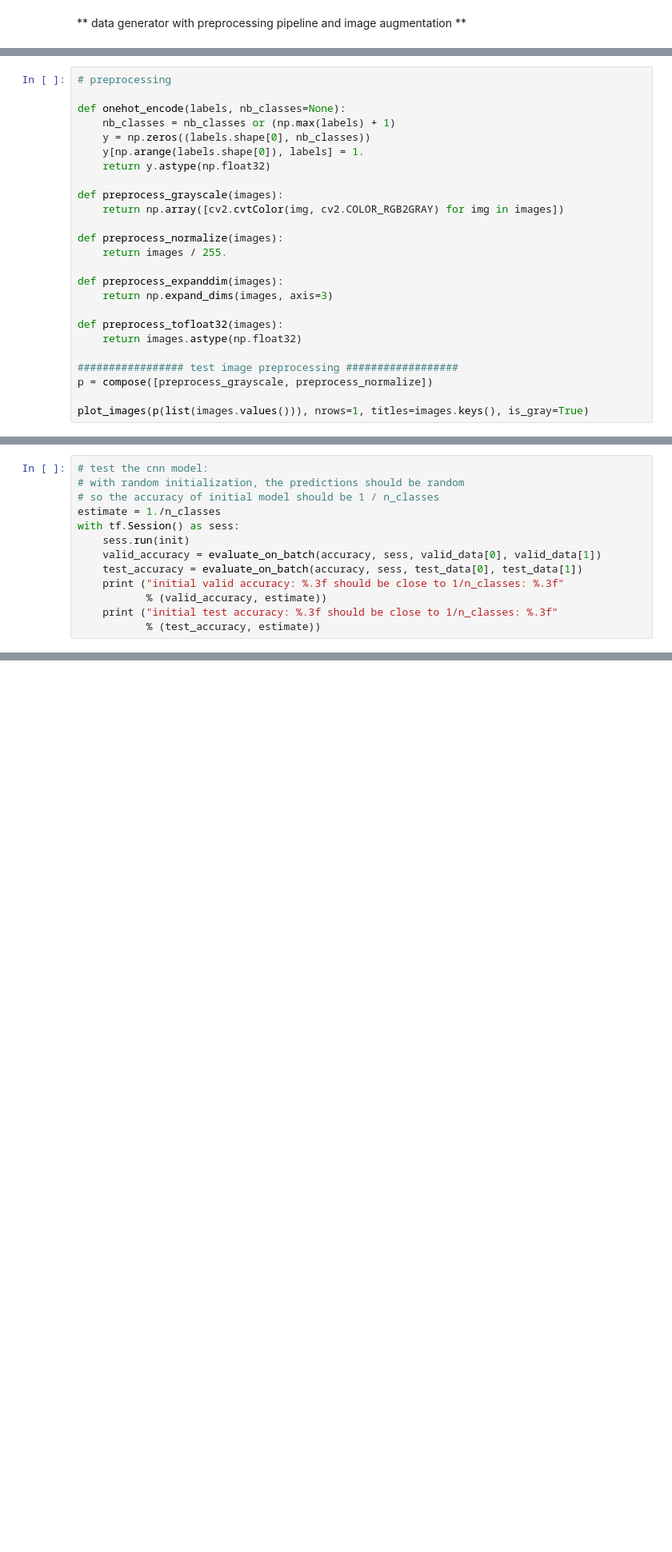
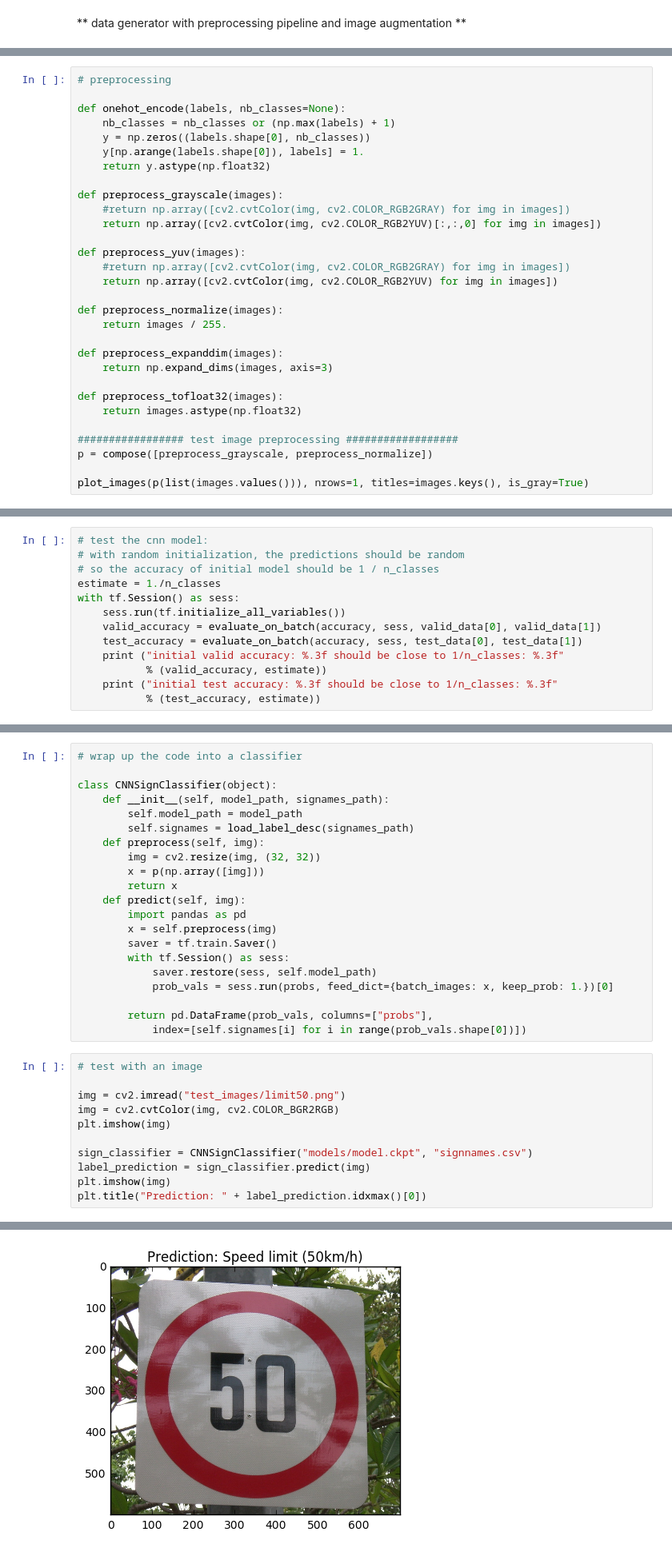
Before and after one commit to anuragreddygv323/traffic-signs, a Jupyter notebook: Traffic_Signs_Recognition-Solution.ipynb, the cells around one changed output, grey strips where cells are left out. Shown at 80% size. Cells and saved outputs as stored; diff of their text form; blank space fills up the shorter version.

```diff
--- a/Traffic_Signs_Recognition-Solution.ipynb
+++ b/Traffic_Signs_Recognition-Solution.ipynb
@@ -429,7 +433,12 @@ def onehot_encode(labels, nb_classes=None):
     return y.astype(np.float32)
 
 def preprocess_grayscale(images):
-    return np.array([cv2.cvtColor(img, cv2.COLOR_RGB2GRAY) for img in images])
+    #return np.array([cv2.cvtColor(img, cv2.COLOR_RGB2GRAY) for img in images])
+    return np.array([cv2.cvtColor(img, cv2.COLOR_RGB2YUV)[:,:,0] for img in images])
+
+def preprocess_yuv(images):
+    #return np.array([cv2.cvtColor(img, cv2.COLOR_RGB2GRAY) for img in images])
+    return np.array([cv2.cvtColor(img, cv2.COLOR_RGB2YUV) for img in images])
 
 def preprocess_normalize(images):
     return images / 255.
@@ -656,7 +765,7 @@ test_data = (p(test_x), onehot_encode(test_y, n_classes))
 # so the accuracy of initial model should be 1 / n_classes
 estimate = 1./n_classes
 with tf.Session() as sess:
-    sess.run(init)
+    sess.run(tf.initialize_all_variables())
     valid_accuracy = evaluate_on_batch(accuracy, sess, valid_data[0], valid_data[1])
     test_accuracy = evaluate_on_batch(accuracy, sess, test_data[0], test_data[1])
     print ("initial valid accuracy: %.3f should be close to 1/n_classes: %.3f"
@@ -737,0 +869,33 @@ Use the code cell (or multiple code cells, if necessary) to implement the first
+# %%
+# wrap up the code into a classifier
+
+class CNNSignClassifier(object):
+    def __init__(self, model_path, signames_path):
+        self.model_path = model_path
+        self.signames = load_label_desc(signames_path)
+    def preprocess(self, img):
+        img = cv2.resize(img, (32, 32))
+        x = p(np.array([img]))
+        return x
+    def predict(self, img):
+        import pandas as pd
+        x = self.preprocess(img)
+        saver = tf.train.Saver()
+        with tf.Session() as sess:
+            saver.restore(sess, self.model_path)
+            prob_vals = sess.run(probs, feed_dict={batch_images: x, keep_prob: 1.})[0]
+
+        return pd.DataFrame(prob_vals, columns=["probs"],
+            index=[self.signames[i] for i in range(prob_vals.shape[0])])
+# %%
+# test with an image
+
+img = cv2.imread("test_images/limit50.png")
+img = cv2.cvtColor(img, cv2.COLOR_BGR2RGB)
+plt.imshow(img)
+
+sign_classifier = CNNSignClassifier("models/model.ckpt", "signnames.csv")
+label_prediction = sign_classifier.predict(img)
+plt.imshow(img)
+plt.title("Prediction: " + label_prediction.idxmax()[0])
+# %% [output]
@@ -737,0 +903 @@ Use the code cell (or multiple code cells, if necessary) to implement the first
+[figure, added]
```
Also changed, not shown: parts of 26 cells of this notebook, 2 other files.
